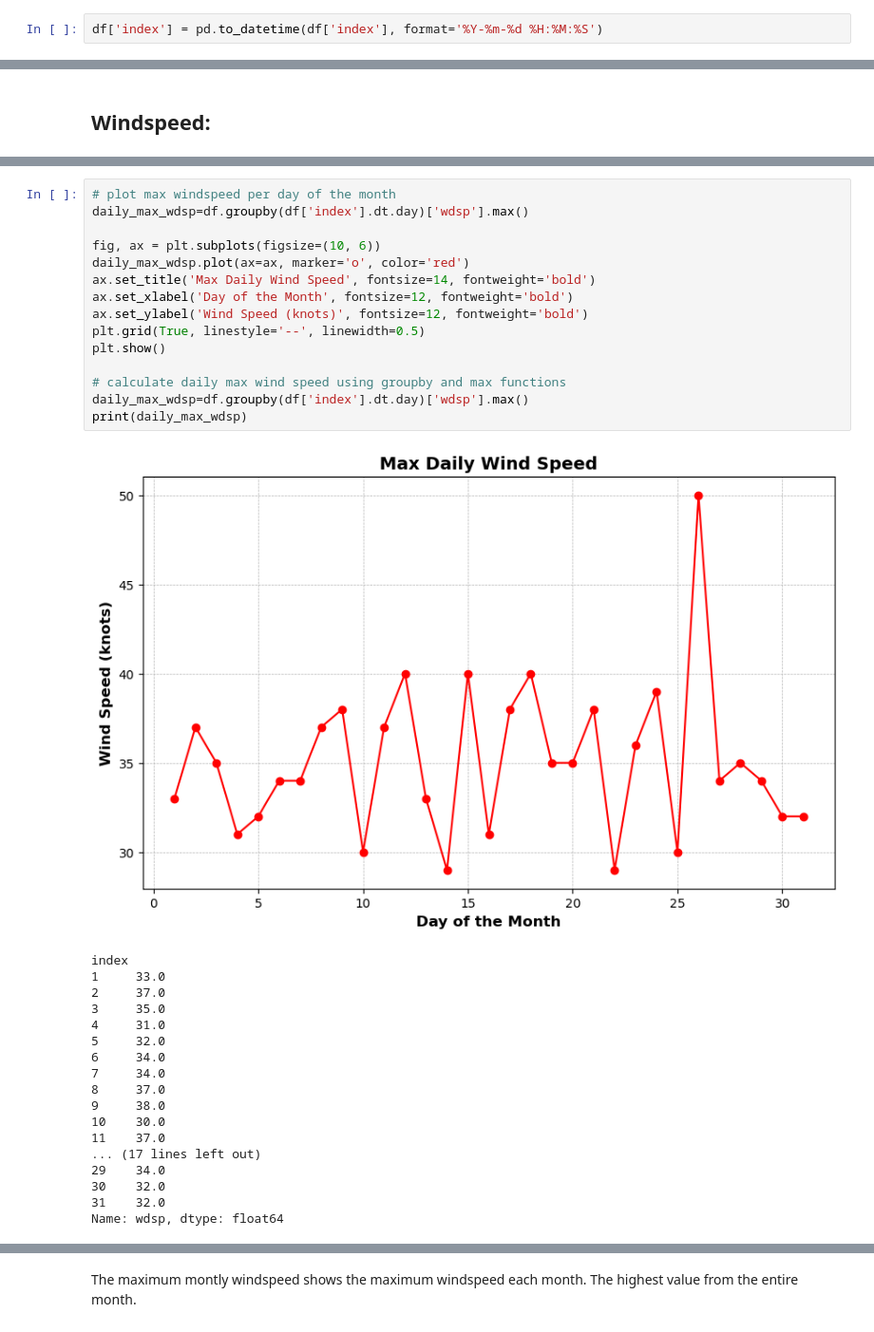
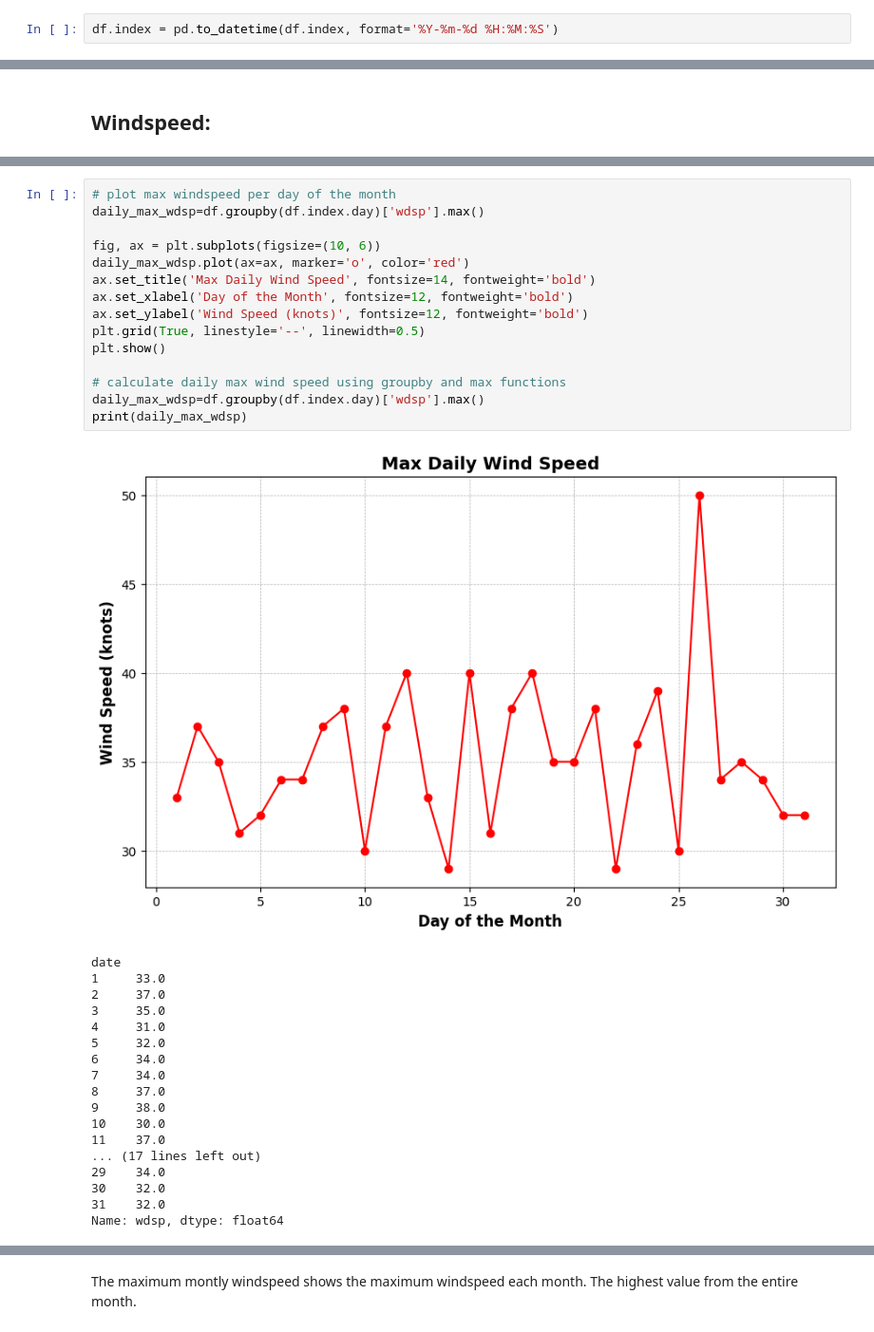
Before and after one commit to L-g00438909/PFDA_assignments, a Jupyter notebook: assignment_6_weather.ipynb, the cells around one changed output, grey strips where cells are left out. Shown at 95% size. Saved outputs shown, nothing was run; the diff lists cells and outputs as text.

```diff
--- a/assignment_6_weather.ipynb
+++ b/assignment_6_weather.ipynb
@@ -80,5 +78,5 @@ Name: index, Length: 248394, dtype: datetime64[ns]
 # %%
-df['index'] = pd.to_datetime(df['index'], format='%Y-%m-%d %H:%M:%S')
+df.index = pd.to_datetime(df.index, format='%Y-%m-%d %H:%M:%S')
 # %%
 df.head()
 # %% [output]
@@ -374,21 +369,21 @@ plt.show()
 # %%
 # plot max windspeed per day of the month
-daily_max_wdsp=df.groupby(df['index'].dt.day)['wdsp'].max()
+daily_max_wdsp=df.groupby(df.index.day)['wdsp'].max()
 
 fig, ax = plt.subplots(figsize=(10, 6))
 daily_max_wdsp.plot(ax=ax, marker='o', color='red')
 ax.set_title('Max Daily Wind Speed', fontsize=14, fontweight='bold')
 ax.set_xlabel('Day of the Month', fontsize=12, fontweight='bold')
 ax.set_ylabel('Wind Speed (knots)', fontsize=12, fontweight='bold')
 plt.grid(True, linestyle='--', linewidth=0.5)
 plt.show()
 
 # calculate daily max wind speed using groupby and max functions
-daily_max_wdsp=df.groupby(df['index'].dt.day)['wdsp'].max()
+daily_max_wdsp=df.groupby(df.index.day)['wdsp'].max()
 print(daily_max_wdsp)
 # %% [output]
-[figure, old version]
+[figure, new version]
-index
+date
 1     33.0
 2     37.0
 3     35.0
```
Also changed, not shown: parts of 19 cells of this notebook, 3 other files.
